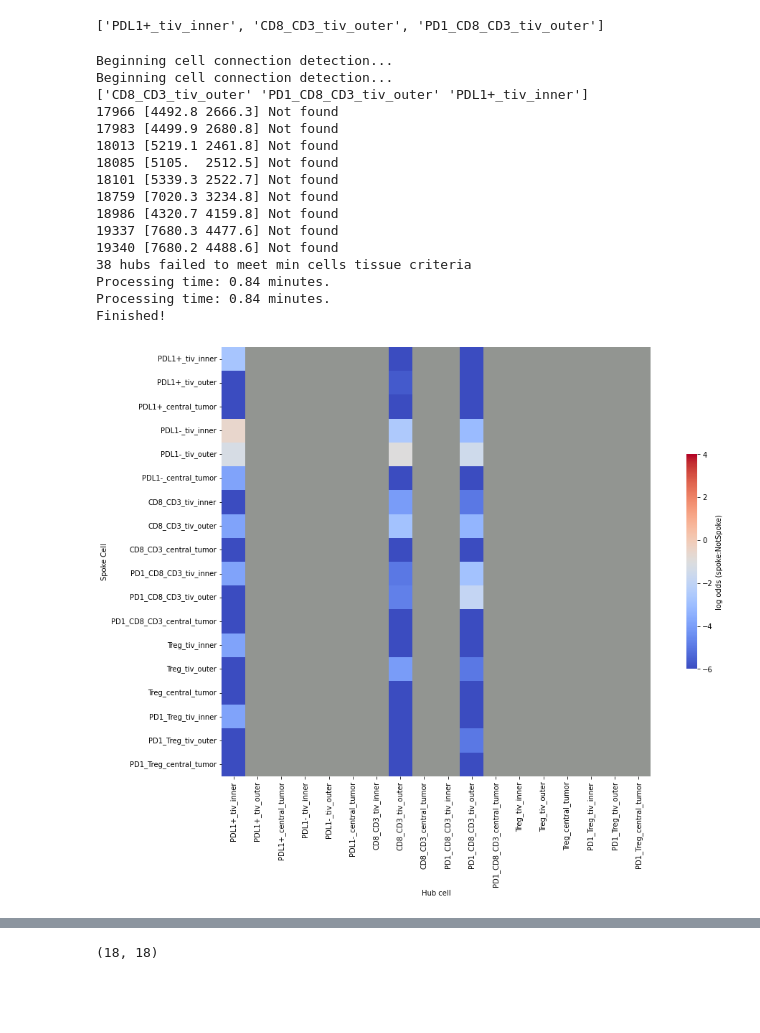
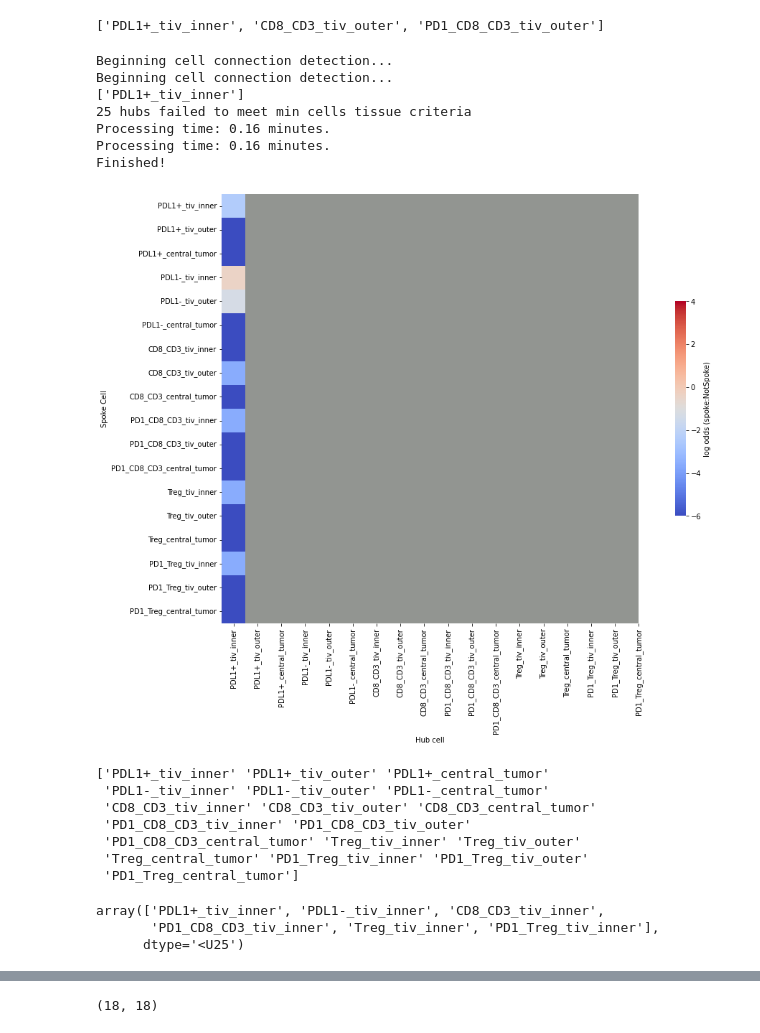
Before and after one commit to KidElectric/inform_vectra_tools, a Jupyter notebook: delaunay/03_qupath_delaunay.ipynb, the cells around one changed output, grey strips where cells are left out. Cells and saved outputs as stored; diff of their text form; code cells hidden in the pictures; blank space fills up the shorter version.

```diff
--- a/delaunay/03_qupath_delaunay.ipynb
+++ b/delaunay/03_qupath_delaunay.ipynb
@@ -179,8 +179,20 @@ multi_label_types = {
                             'tissue':'Outer margin'},
      'PD1_Treg_central_tumor': {'CD3':True, 'FOXP3':True, 'PD-1': True,
                             'tissue': 'Center'},
-
-
+    #PDL1+ PanCK- PDL1- as estimate of macrophages:
+    'PDL1-_CD3-PanCK-Macro_tiv_inner': {'CD3':False, 'PanCK': False, 'PD-L1': False,
+                        'tissue':'Inner margin'},
+    'PDL1-_CD3-PanCK-Macro_tiv_outer': {'CD3':False, 'PanCK': False, 'PD-L1': False,
+                        'tissue':'Outer margin'},
+    'PDL1-_CD3-PanCK-Macro_central_tumor': {'CD3':False, 'PanCK': False, 'PD-L1': False,
+                        'tissue': 'Center'},
+     #PDL1+ CD3- PanCK- as estimate of macrophages:
+    'PDL1+_CD3-PanCK-Macro_tiv_inner': {'CD3':False, 'PanCK': False, 'PD-L1': True,
+                        'tissue':'Inner margin'},
+    'PDL1+_CD3-PanCK-Macro_tiv_outer': {'CD3':False, 'PanCK': False, 'PD-L1': True,
+                        'tissue':'Outer margin'},
+    'PDL1+_CD3-PanCK-Macro_central_tumor': {'CD3':False, 'PanCK': False, 'PD-L1': True,
+                        'tissue': 'Center'},
     }
 # %%
 df = vecUtils.vectra_if_types_to_cell_types(df.copy(),
@@ -192,8 +204,21 @@ df = vecUtils.vectra_if_types_to_cell_types(df.copy(),
                                  verbose = True,
                                  type_adds_tissue = True,
                                  exclusive = False,
+                                 add_cell_types_as_columns = False,
                                  output_cell_type_col = 'cell_type',
                                 )
+df = vecUtils.vectra_if_types_to_cell_types(df.copy(),
+                                 multi_label_dict= multi_label_types,
+                                 col_dict={'tissue_col': 'Parent',
+                                            'cell_col': 'Class',
+                                            'cell_x_pos' : 'Centroid X µm',
+                                            'cell_y_pos' : 'Centroid Y µm'},
+                                 verbose = False,
+                                 type_adds_tissue = True,
+                                 exclusive = False,
+                                 add_cell_types_as_columns = True,
+                                )
+print(df.columns)
 df.cell_type.unique()
 # %% [output]
 Class PD-L1 == True n= 1298 total 1298
@@ -470,76 +482,80 @@ idx = ~df.loc[:,col_dict['cell_col']].isna()
 subset=df.loc[idx,:].reset_index()
 max_dist = 35
 scale = 1
-
+hub_cells = ['PDL1+_tiv_inner']
 print('Beginning cell connection detection...')
 
 # if evaluating tumor margin, require minimum number of stromal cells of any kind
 # be present--> delHelpers.cell_dist_criterion()
 tissue_crit = {'Outer margin': 0} #Tissue type & min number of cells > 0
 connections = delHelpers.df_to_connections_output(subset,
-                                                  hub_cells = ['PDL1+_tiv_inner',
-                                                              'CD8_CD3_tiv_outer',
-                                                               'PD1_CD8_CD3_tiv_outer',
-                                                               ],
-                                                               #'PDL1-_tiv_inner'], PDL1- takes a long time
+                                                  hub_cells = hub_cells,
                                                   scale = scale,
                                                   max_dist = max_dist,
                                                   col_dict = col_dict,
                                                   tissue_crit = tissue_crit,
+                                                  celltypes_as_cols = False,
                                                   )
 
 delcx = delHelpers.generate_log_odds_matrix(connections,
-                                             cell_names, #Need a version that is hub cells vs. all cells?
+                                             cell_names,
                                              version = 1)
 stop = time.time()
 print('Processing time: %2.2f minutes.' % ((stop-start)/60))
 out_stack.append(delcx)
-ax = fig.add_subplot(1,1,i,aspect='equal')
+ax = fig.add_subplot(1,1,i)
+col_idx = pd.Series(cell_names).isin(hub_cells)
 ax = delPlots.connection_heatmap(delcx,
                                  cell_names,
                                  ax = ax
                                 )
 # ax.set_title(lab)
 
 if i > 1:
     ylabel=''
 else:
     ylabel = 'Spoke Cell'
 ax.set_ylabel(ylabel)
 # new_fn =jobid + '_' \
 #         +  fn.parts[-1].split(']_')[0] \
 #         + ']_delaunay_cx_%s' % lab
 
 # print('Saving %s' % new_fn )
 
 # #Save full connectivity:
 # out_fn = output.joinpath(new_fn + '.csv')
 # connections.to_csv(out_fn)
 
 # # #Save stack out log-odds connectivity matrices
 # # out_fn = output.joinpath(new_fn + '.npy')
 # # np.save(out_fn, arr=delcx, allow_pickle=False)
 
 # i = i + 1
 stop = time.time()
 print('Processing time: %2.2f minutes.' % ((stop-start)/60))
 print('Finished!')
 # %% [output]
 Beginning cell connection detection...
 Beginning cell connection detection...
-['CD8_CD3_tiv_outer' 'PD1_CD8_CD3_tiv_outer' 'PDL1+_tiv_inner']
-17966 [4492.8 2666.3] Not found
-17983 [4499.9 2680.8] Not found
-18013 [5219.1 2461.8] Not found
-18085 [5105.  2512.5] Not found
-18101 [5339.3 2522.7] Not found
-18759 [7020.3 3234.8] Not found
-18986 [4320.7 4159.8] Not found
-19337 [7680.3 4477.6] Not found
-19340 [7680.2 4488.6] Not found
-38 hubs failed to meet min cells tissue criteria
-Processing time: 0.84 minutes.
-Processing time: 0.84 minutes.
+['PDL1+_tiv_inner']
+25 hubs failed to meet min cells tissue criteria
+Processing time: 0.16 minutes.
+Processing time: 0.16 minutes.
 Finished!
-[figure, old version]
+[figure, new version]
+# %%
+x = np.array([x for x in multi_label_types.keys()])
+print(x)
+x[pd.Series(x).str.contains('inner')]
+# %% [output]
+['PDL1+_tiv_inner' 'PDL1+_tiv_outer' 'PDL1+_central_tumor'
+ 'PDL1-_tiv_inner' 'PDL1-_tiv_outer' 'PDL1-_central_tumor'
+ 'CD8_CD3_tiv_inner' 'CD8_CD3_tiv_outer' 'CD8_CD3_central_tumor'
+ 'PD1_CD8_CD3_tiv_inner' 'PD1_CD8_CD3_tiv_outer'
+ 'PD1_CD8_CD3_central_tumor' 'Treg_tiv_inner' 'Treg_tiv_outer'
+ 'Treg_central_tumor' 'PD1_Treg_tiv_inner' 'PD1_Treg_tiv_outer'
+ 'PD1_Treg_central_tumor']
+array(['PDL1+_tiv_inner', 'PDL1-_tiv_inner', 'CD8_CD3_tiv_inner',
+       'PD1_CD8_CD3_tiv_inner', 'Treg_tiv_inner', 'PD1_Treg_tiv_inner'],
+      dtype='<U25')
 # %%
```
Also changed, not shown: parts of 4 cells of this notebook, 4 other files.
